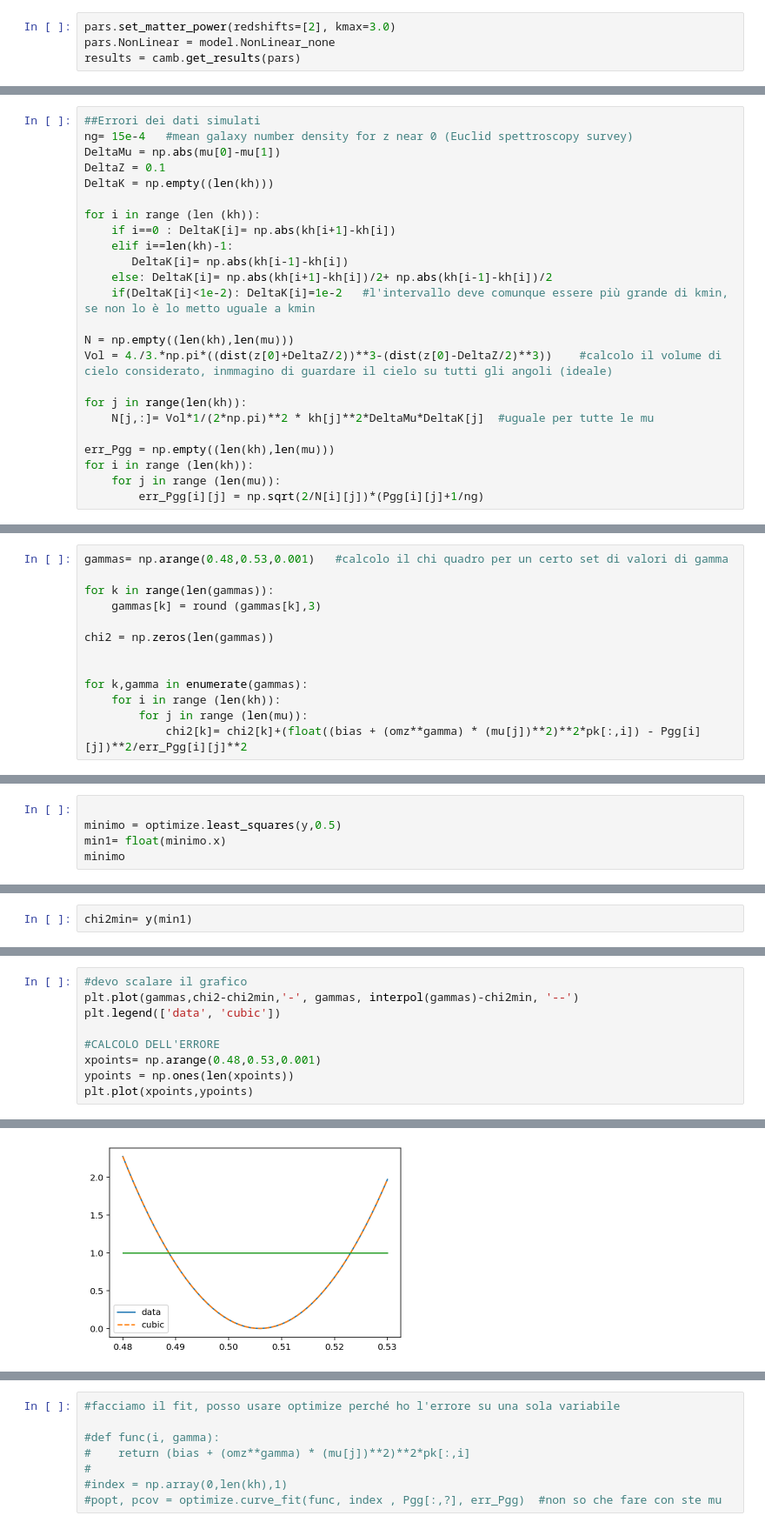
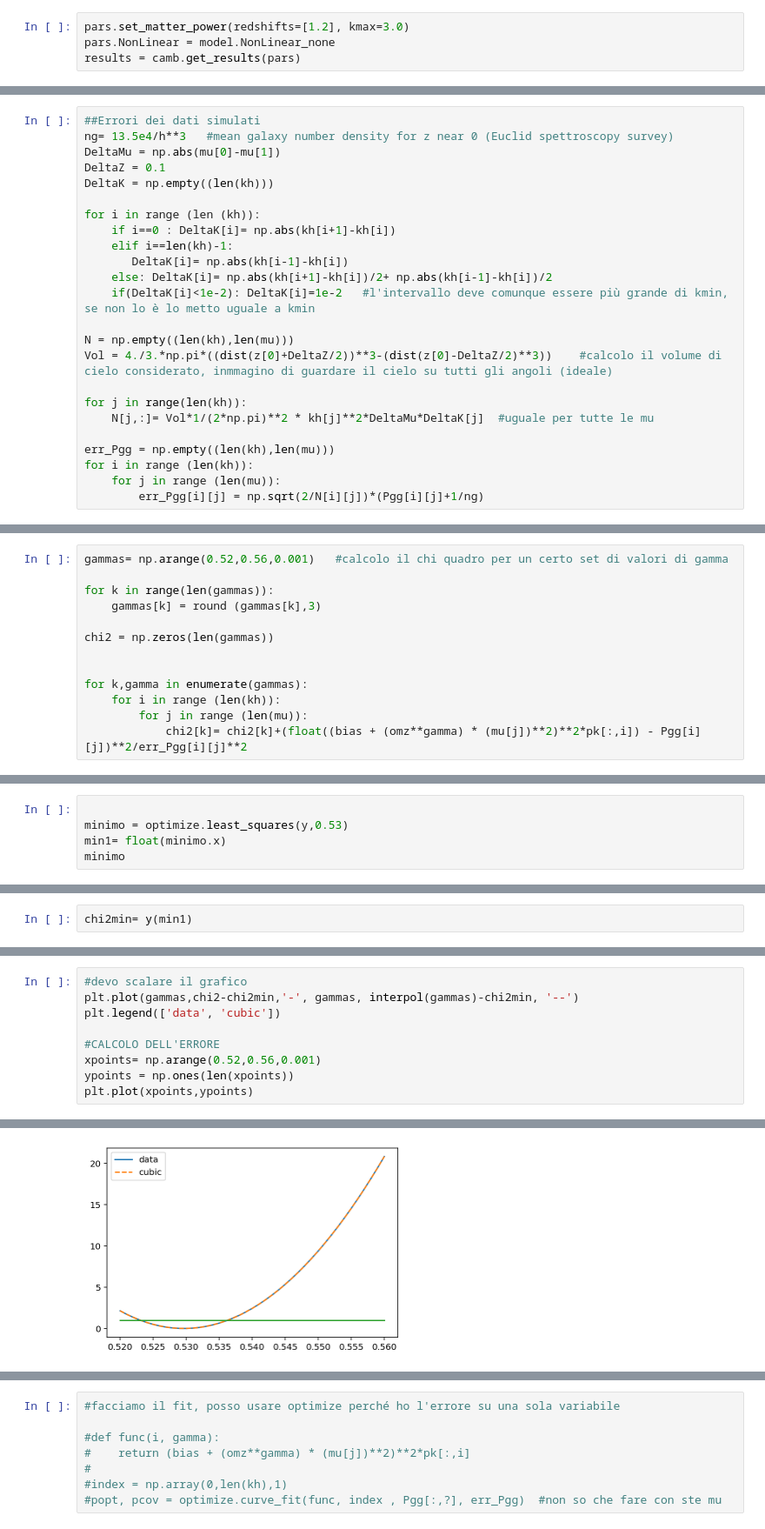
Before and after one commit to Sareva00/Tesi, a Jupyter notebook: FitGamma.ipynb, the cells around one changed output, grey strips where cells are left out. Shown at 87% size. Saved outputs shown, nothing was run; the diff lists cells and outputs as text.

```diff
--- a/FitGamma.ipynb
+++ b/FitGamma.ipynb
@@ -32,7 +35,7 @@ class: <InitialPowerLaw>
  As = 2e-09
  At = 1.0
 # %%
-pars.set_matter_power(redshifts=[2], kmax=3.0)
+pars.set_matter_power(redshifts=[1.2], kmax=3.0)
 pars.NonLinear = model.NonLinear_none
 results = camb.get_results(pars)
 # %%
@@ -80,6 +85,6 @@ print(omz**0.545)
 # %%
 ##Errori dei dati simulati
-ng= 15e-4   #mean galaxy number density for z near 0 (Euclid spettroscopy survey)
+ng= 13.5e4/h**3   #mean galaxy number density for z near 0 (Euclid spettroscopy survey)
 DeltaMu = np.abs(mu[0]-mu[1])
 DeltaZ = 0.1
 DeltaK = np.empty((len(kh)))
@@ -159,5 +164,5 @@ print(err_Pgg[:,0])
 # %%
-gammas= np.arange(0.48,0.53,0.001)   #calcolo il chi quadro per un certo set di valori di gamma
+gammas= np.arange(0.52,0.56,0.001)   #calcolo il chi quadro per un certo set di valori di gamma
 
 for k in range(len(gammas)):
     gammas[k] = round (gammas[k],3)
@@ -185,7 +190,7 @@ type(interpol)
 y=lambda x: interpol(x)
 # %%
 
-minimo = optimize.least_squares(y,0.5)
+minimo = optimize.least_squares(y,0.53)
 min1= float(minimo.x)
 minimo
 # %% [output]
@@ -218,14 +223,14 @@ plt.scatter(gammas,chi2)
 # %%
 #devo scalare il grafico
 plt.plot(gammas,chi2-chi2min,'-', gammas, interpol(gammas)-chi2min, '--')
 plt.legend(['data', 'cubic'])
 
 #CALCOLO DELL'ERRORE
-xpoints= np.arange(0.48,0.53,0.001)
+xpoints= np.arange(0.52,0.56,0.001)
 ypoints = np.ones(len(xpoints))
 plt.plot(xpoints,ypoints)
 # %% [output]
 [<matplotlib.lines.Line2D at 0x...>]
-[figure, old version]
+[figure, new version]
 # %%
 y2= lambda x: interpol(x) - 1 -chi2min
```
Also changed, not shown: parts of 14 cells of this notebook, 2 other files.
